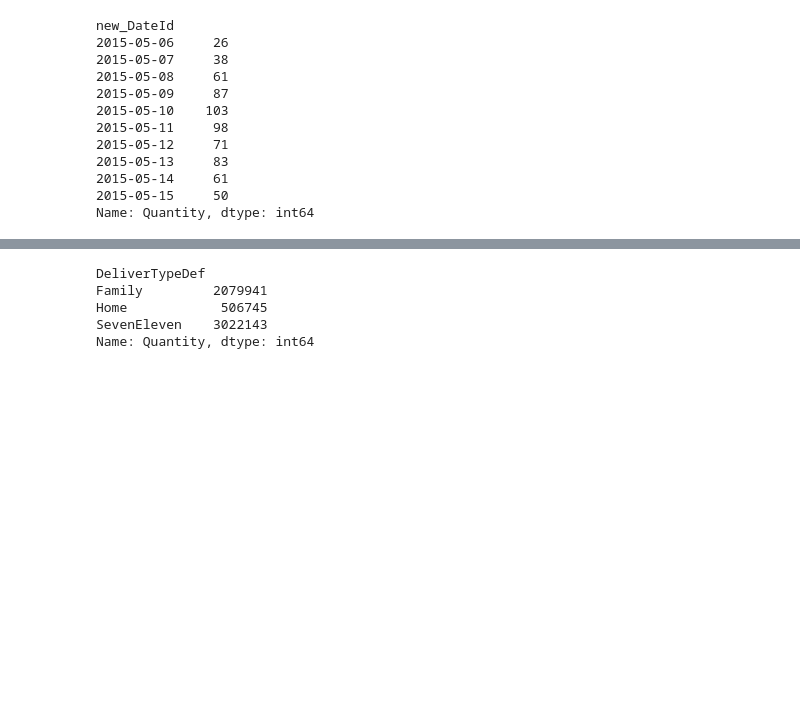
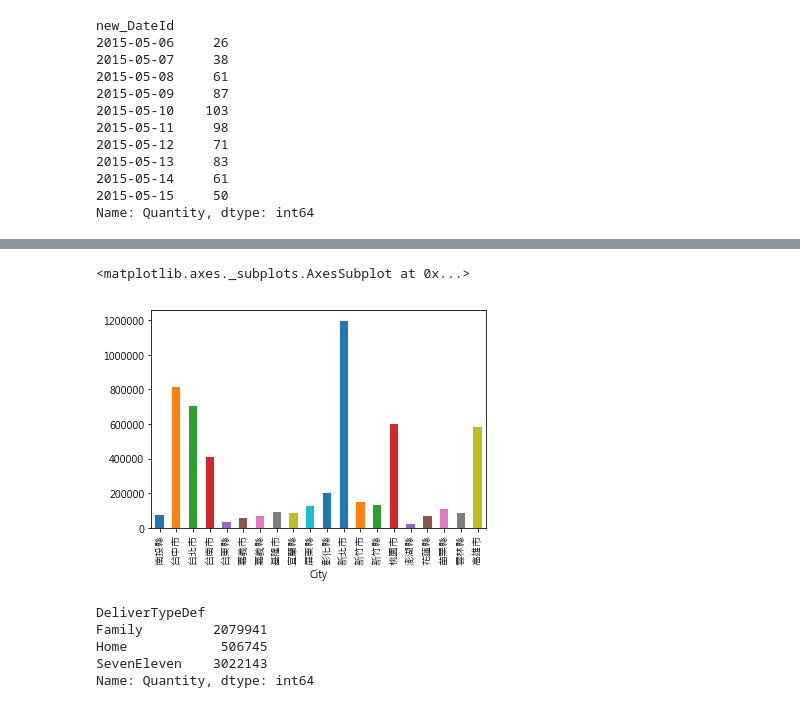
Before and after one commit to YangChunKai/NTUCSX2018, a Jupyter notebook: week1/91APP.ipynb, the cells around one changed output, grey strips where cells are left out. Cells and saved outputs as stored; diff of their text form; code cells hidden in the pictures; blank space fills up the shorter version.

```diff
--- a/week1/91APP.ipynb
+++ b/week1/91APP.ipynb
@@ -192,0 +229,4 @@ dataCity.plot.bar()
+# %%
+import numpy as np
+array_clean1 = np.array(df)
+array_clean1
@@ -192,0 +253,17 @@ dataCity.plot.bar()
+# %%
+drop_list = list() #找出需要清的index
+ls_city = list(df['City'])
+for i in range(len(ls_city)):
+    try:
+        if not (is_chinese(ls_city[i])):
+#             print(str(i)+':'+(ls_city[i])+' will be dropped')
+            drop_list.append(i)
+
+    except:
+#         print('error at '+ str(df['City'][i])+', i = '+str(i))
+        drop_list.append(i)
+        continue
+array_clean1 = np.delete(array_clean1, drop_list, 0)
+# %%
+df_clean1 = pd.DataFrame(array_clean1, columns = list(df))
+df_clean1
@@ -192,0 +310,18 @@ dataCity.plot.bar()
+# %%
+for i, city in enumerate(df_clean1['City']):
+    if city =='桃園縣':
+        df_clean1.set_value(i, 'City', '桃園市')
+
+    elif city == '台北縣':
+        df_clean1.set_value(i, 'City', '新北市')
+
+    elif city == '台東市':
+         df_clean1.set_value(i, 'City', '台東縣')
+
+    elif city == '屏東市':
+        df_clean1.set_value(i, 'City', '屏東縣')
+
+    elif city == '台南縣':
+        df_clean1.set_value(i, 'City', '台南市')
+df_clean1_city=df_clean1.groupby(by='City')['Quantity'].sum()
+df_clean1_city
@@ -193,3 +346,8 @@ dataCity.plot.bar()
+# %%
+df_clean1_city.plot.bar()
+# %% [output]
+<matplotlib.axes._subplots.AxesSubplot at 0x...>
+[figure, added]
 # %%
 dataDeliverTypeDef=df.groupby(by='DeliverTypeDef')['Quantity'].sum()
 dataDeliverTypeDef.head()
```
Also changed, not shown: parts of 11 cells of this notebook.
